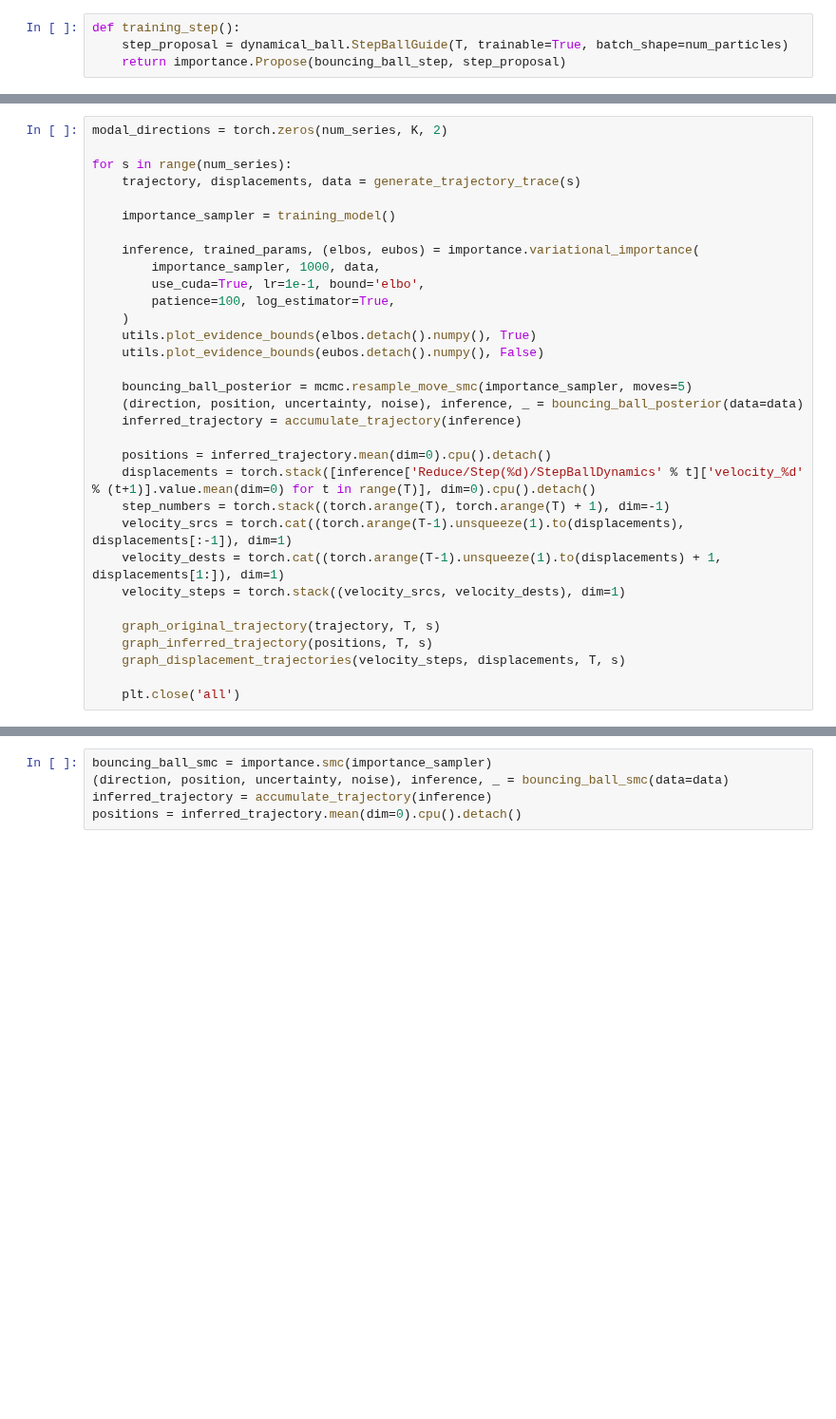
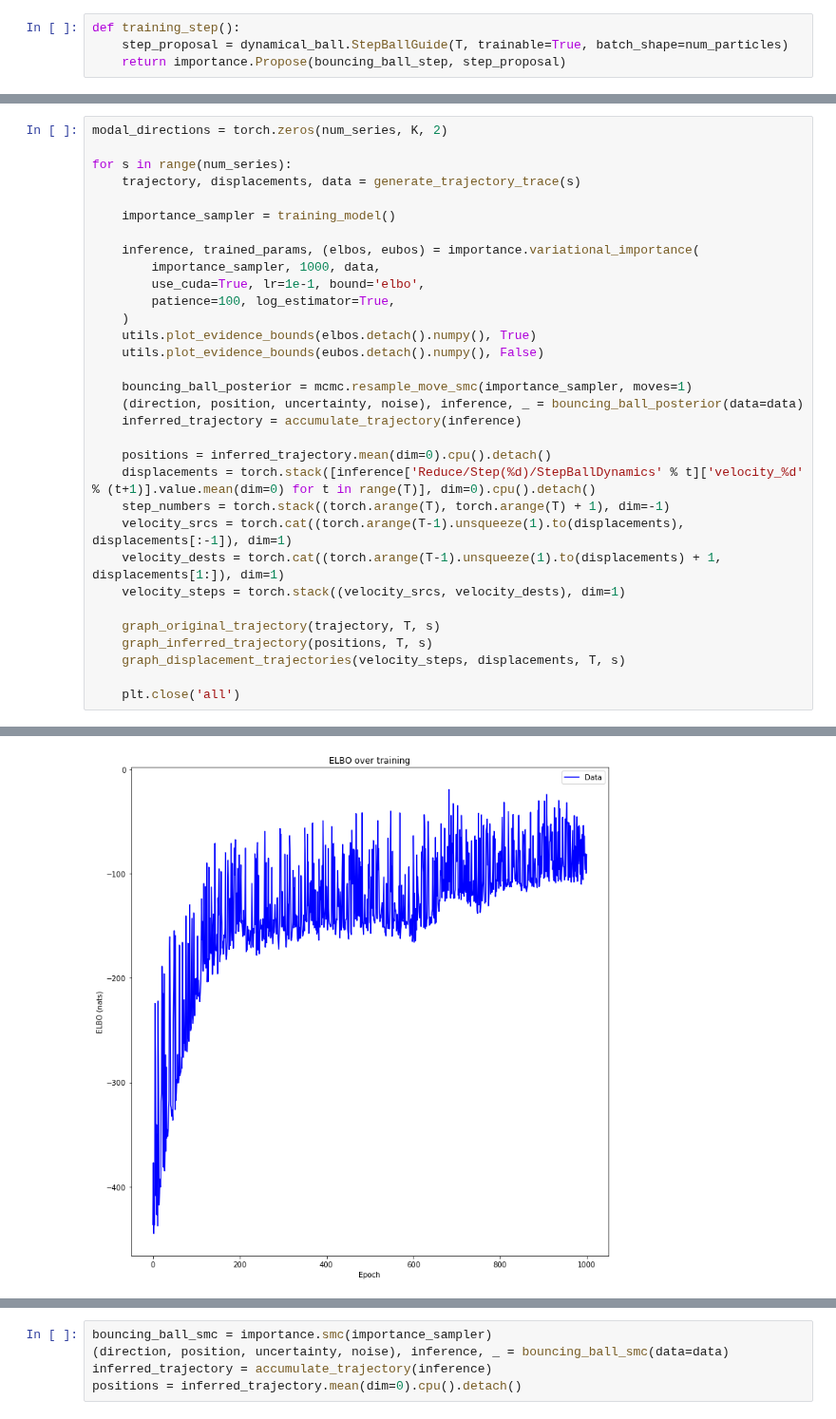
Before and after one commit to probtorch/combinators, a Jupyter notebook: examples/dynamical_ball/dynamical_ball.ipynb, the cells around one changed output, grey strips where cells are left out. Shown at 95% size. Cells and saved outputs as stored; diff of their text form; blank space fills up the shorter version.

```diff
--- a/examples/dynamical_ball/dynamical_ball.ipynb
+++ b/examples/dynamical_ball/dynamical_ball.ipynb
@@ -172,7 +174,7 @@ for s in range(num_series):
     utils.plot_evidence_bounds(elbos.detach().numpy(), True)
     utils.plot_evidence_bounds(eubos.detach().numpy(), False)
 
-    bouncing_ball_posterior = mcmc.resample_move_smc(importance_sampler, moves=5)
+    bouncing_ball_posterior = mcmc.resample_move_smc(importance_sampler, moves=1)
     (direction, position, uncertainty, noise), inference, _ = bouncing_ball_posterior(data=data)
     inferred_trajectory = accumulate_trajectory(inference)
 
@@ -300,0 +280 @@ Epoch   950: reducing learning rate of group 0 to 1.5625e-03.
+[figure, added]
```
Also changed, not shown: parts of 6 cells of this notebook.
